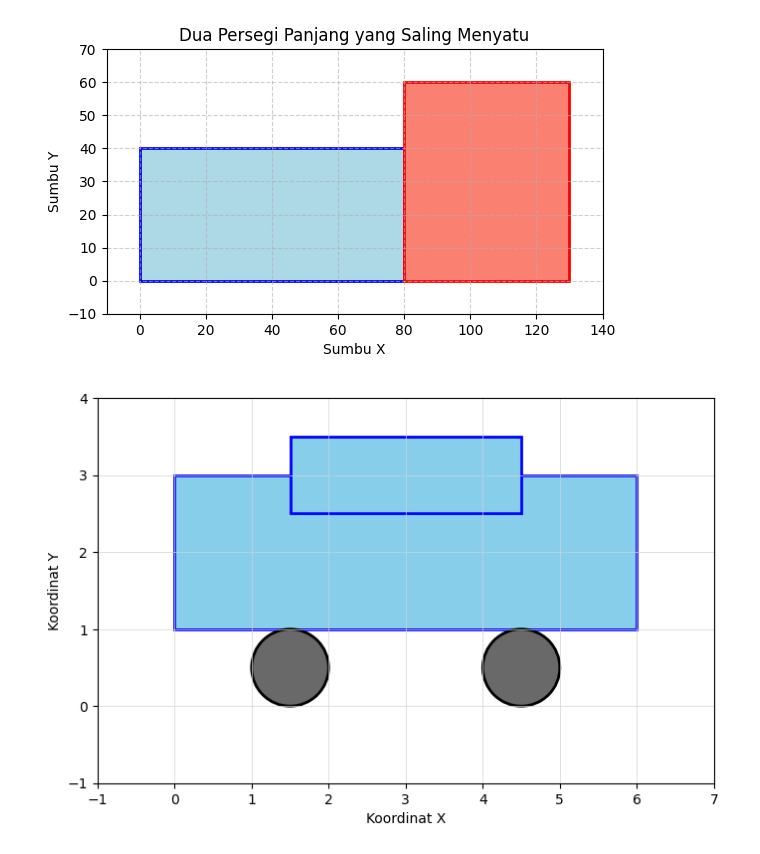
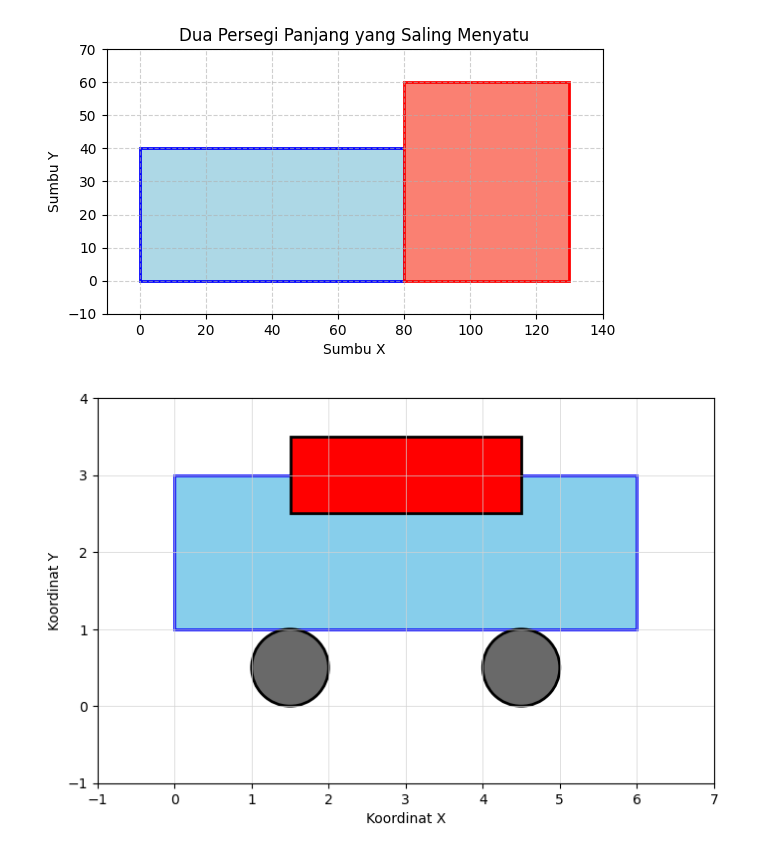
Before and after one commit to MuhammadRizalNurfirdaus/Praktikum_Grafika_Komputer, a Jupyter notebook: Modul_2/Praktikum21.ipynb, the cells around one changed output. Saved outputs shown, nothing was run; the diff lists cells and outputs as text; code cells hidden in the pictures.

```diff
--- a/Modul_2/Praktikum21.ipynb
+++ b/Modul_2/Praktikum21.ipynb
@@ -268,8 +268,8 @@ kabin_mobil = patches.Rectangle(
     (1.5, 2.5),
     3,
     1,
-    edgecolor='blue',
-    facecolor='skyblue', # Menggunakan skyblue
+    edgecolor='black',
+    facecolor='red', # Menggunakan skyblue
     linewidth=2
 )
 ax.add_patch(kabin_mobil)
@@ -289,31 +289,31 @@ ax.add_patch(roda_kiri)
 # Pusat = (4.5, 0.5), Radius = 0.5
 roda_kanan = patches.Circle(
     (4.5, 0.5),
     0.5,
     edgecolor='black',
     facecolor='dimgrey',
     linewidth=2
 )
 ax.add_patch(roda_kanan)
 
 # --- Pengaturan Tampilan Plot ---
 
 # Mengatur batas-batas sumbu X dan Y agar sesuai dengan gambar dan grid
 ax.set_xlim(-1, 7) # Dari -1 sampai 7 seperti pada gambar
 ax.set_ylim(-1, 4) # Dari -1 sampai 4 seperti pada gambar
 
 # Menampilkan grid
 ax.grid(True, linestyle='-', linewidth=0.5, color='lightgrey') # Grid yang lebih halus
 
 # Mengatur aspek rasio agar sumbu X dan Y memiliki skala yang sama
 # Ini penting agar lingkaran dan persegi panjang terlihat proporsional
 ax.set_aspect('equal', adjustable='box')
 
 # Menambahkan label sumbu
 plt.xlabel("Koordinat X")
 plt.ylabel("Koordinat Y")
 
 # Menampilkan plot
 plt.show()
 # %% [output]
-[figure, old version]
+[figure, new version]
```
Also changed, not shown: 2 other files.
